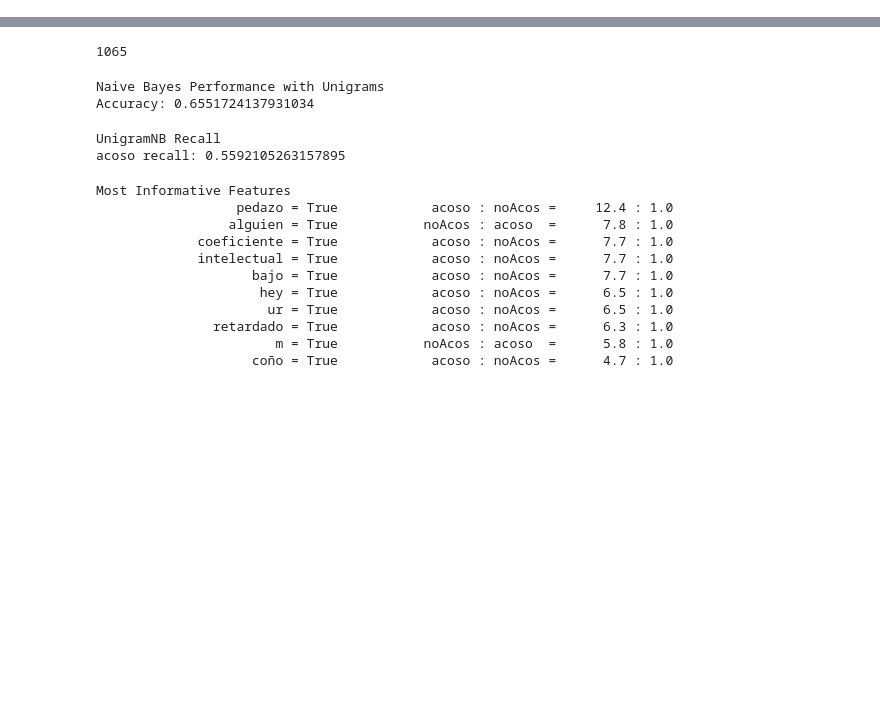
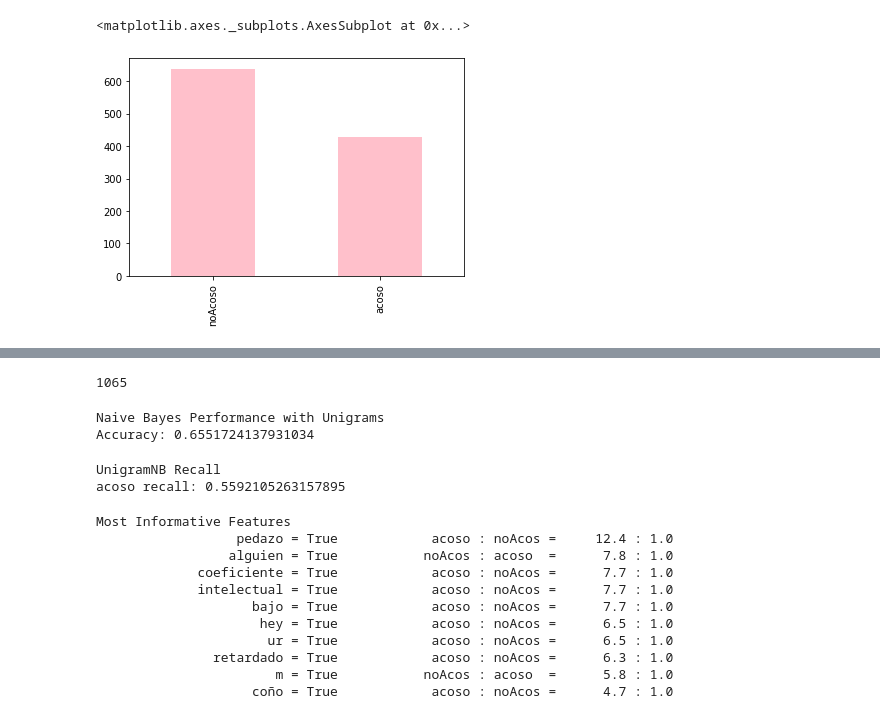
Before and after one commit to anthonywainer/bullying_on_twitter_pe, a Jupyter notebook: acoso.ipynb, the cells around one changed output, grey strips where cells are left out. Cells and saved outputs as stored; diff of their text form; code cells hidden in the pictures; blank space fills up the shorter version.

Commit message:
Dataset Analysis and Wordcloud elaboration

```diff
--- a/acoso.ipynb
+++ b/acoso.ipynb
@@ -40,3 +41,8 @@ from nltk.stem import WordNetLemmatizer
 #import dataset
 import pandas as pd
 df1 = pd.read_excel("dataset_twitter.xlsx")
+# %%
+
+train = pd.read_excel('dataset_twitter.xlsx')
+
+print(train.shape)
@@ -42,0 +90,5 @@ df1 = pd.read_excel("dataset_twitter.xlsx")
+# %%
+train['Y'].value_counts().plot.bar(color = 'pink', figsize = (6, 4))
+# %% [output]
+<matplotlib.axes._subplots.AxesSubplot at 0x...>
+[figure, added]
```
Also changed, not shown: parts of 10 cells of this notebook, 1 other file.
